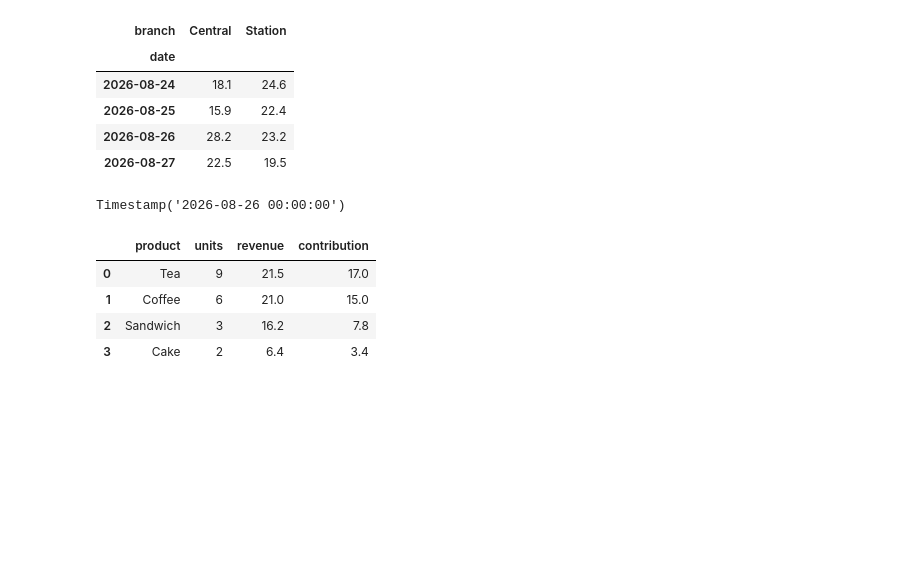
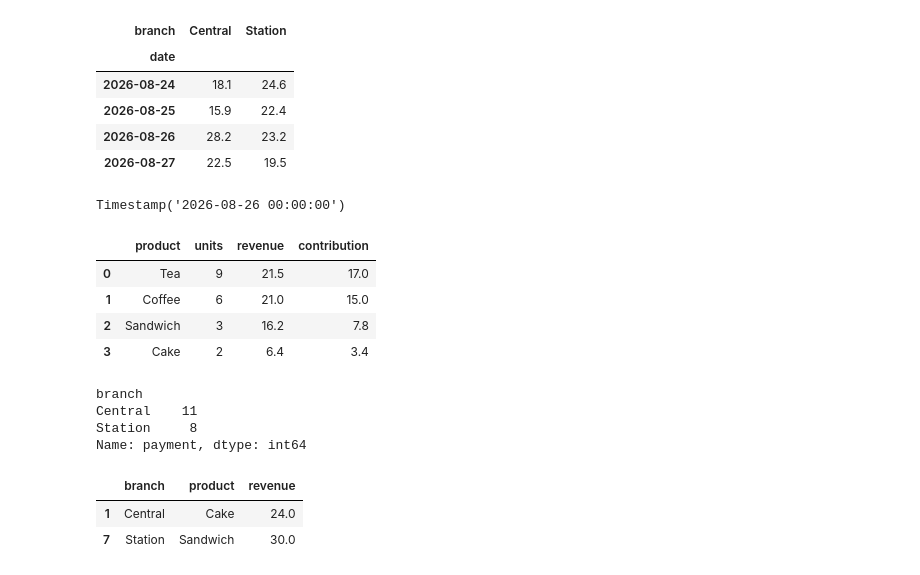
Before and after one commit to hubilic/numpy-projects, a Jupyter notebook: src/numpy_projects/Week15/data_engineering_week15_clean.ipynb, the cells around one changed output. Drawn from its saved outputs; the diff is of its cells as text; code cells hidden in the pictures; blank space fills up the shorter version.

Commit message:
Add Week 15 payment counts and top-product analysis

```diff
--- a/src/numpy_projects/Week15/data_engineering_week15_clean.ipynb
+++ b/src/numpy_projects/Week15/data_engineering_week15_clean.ipynb
@@ -438,9 +438,26 @@ display(station_report)
 # %%
 # TODO: Use a de-duplicated copy of raw without filling missing payments. Group by branch and compare .size() with .count() on payment.
 
-#TODO
+df = raw.drop_duplicates().copy()
+grouped = df.groupby('branch')
+grouped.size()
+grouped['payment'].count()
+# %% [output]
+branch
+Central    11
+Station     8
+Name: payment, dtype: int64
 # %%
 # TODO: Find the highest-revenue product in each branch. Return all tied winners when totals are equal.
+
+df['revenue'] = df['quantity'] * df['unit_price']
+rev = df.groupby(['branch', 'product'], as_index=False)['revenue'].sum()
+highest = rev.loc[rev.groupby('branch')['revenue'].idxmax()]
+highest
+# %% [output]
+|  | branch | product | revenue |
+| 1 | Central | Cake | 24.0 |
+| 7 | Station | Sandwich | 30.0 |
 # %%
 # TODO: Calculate each product's percentage of its branch's revenue. Use groupby(...).transform("sum"). Check that percentages sum to approximately 100 within each branch.
 # %%
```
